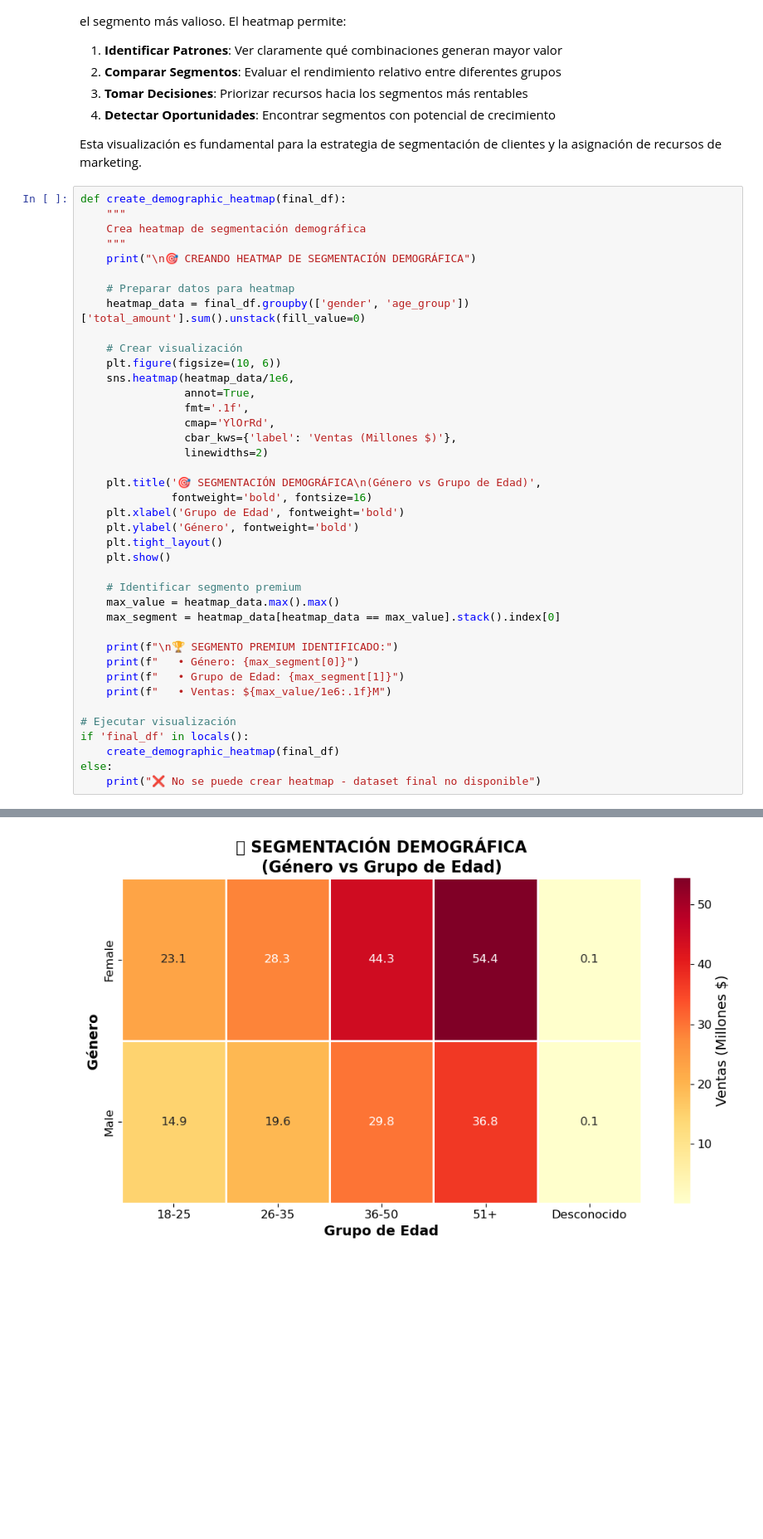
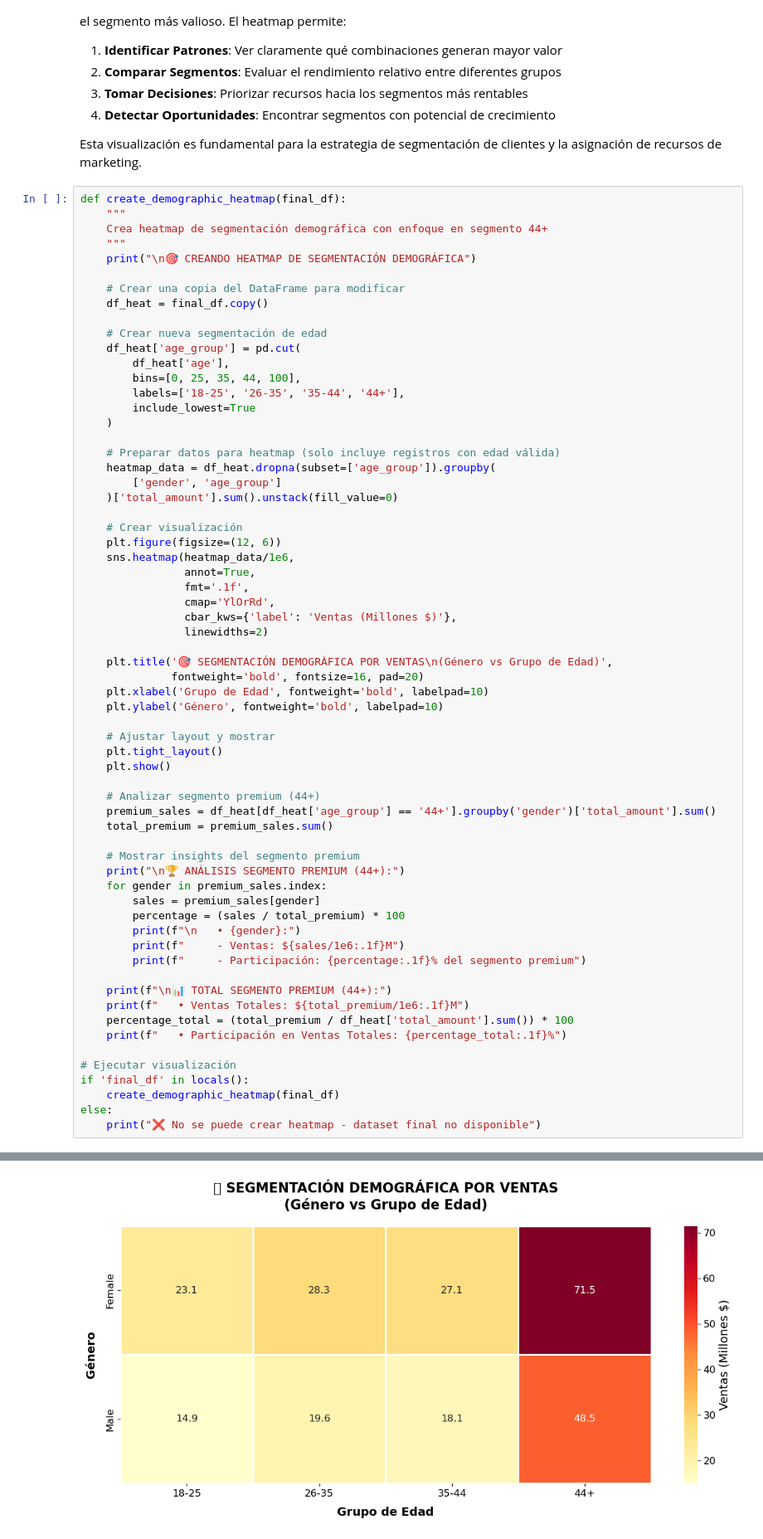
Before and after one commit to MarcosArtificialIntelligence/ABP-TS-Programacion-Y-Base-de-datos, a Jupyter notebook: Analisis-de-negocio-Ventas-Clientes-Insights.ipynb, the cells around one changed output, grey strips where cells are left out. Shown at 83% size. Drawn from its saved outputs; the diff is of its cells as text; blank space fills up the shorter version.

Commit message:
Mejoras en el segmento premium y validaciones
se amplia el segmento premium desde 44+ y se valida el female +44 como el mas fuerte

```diff
--- a/Analisis-de-negocio-Ventas-Clientes-Insights.ipynb
+++ b/Analisis-de-negocio-Ventas-Clientes-Insights.ipynb
@@ -531,43 +562,67 @@ Esta visualización es fundamental para la estrategia de segmentación de client
 # %%
 def create_demographic_heatmap(final_df):
     """
-    Crea heatmap de segmentación demográfica
+    Crea heatmap de segmentación demográfica con enfoque en segmento 44+
     """
     print("\n🎯 CREANDO HEATMAP DE SEGMENTACIÓN DEMOGRÁFICA")
 
-    # Preparar datos para heatmap
-    heatmap_data = final_df.groupby(['gender', 'age_group'])['total_amount'].sum().unstack(fill_value=0)
+    # Crear una copia del DataFrame para modificar
+    df_heat = final_df.copy()
+
+    # Crear nueva segmentación de edad
+    df_heat['age_group'] = pd.cut(
+        df_heat['age'],
+        bins=[0, 25, 35, 44, 100],
+        labels=['18-25', '26-35', '35-44', '44+'],
+        include_lowest=True
+    )
+
+    # Preparar datos para heatmap (solo incluye registros con edad válida)
+    heatmap_data = df_heat.dropna(subset=['age_group']).groupby(
+        ['gender', 'age_group']
+    )['total_amount'].sum().unstack(fill_value=0)
 
     # Crear visualización
-    plt.figure(figsize=(10, 6))
+    plt.figure(figsize=(12, 6))
     sns.heatmap(heatmap_data/1e6,
                 annot=True,
                 fmt='.1f',
                 cmap='YlOrRd',
                 cbar_kws={'label': 'Ventas (Millones $)'},
                 linewidths=2)
 
-    plt.title('🎯 SEGMENTACIÓN DEMOGRÁFICA\n(Género vs Grupo de Edad)',
-              fontweight='bold', fontsize=16)
-    plt.xlabel('Grupo de Edad', fontweight='bold')
-    plt.ylabel('Género', fontweight='bold')
+    plt.title('🎯 SEGMENTACIÓN DEMOGRÁFICA POR VENTAS\n(Género vs Grupo de Edad)',
+              fontweight='bold', fontsize=16, pad=20)
+    plt.xlabel('Grupo de Edad', fontweight='bold', labelpad=10)
+    plt.ylabel('Género', fontweight='bold', labelpad=10)
+
+    # Ajustar layout y mostrar
     plt.tight_layout()
     plt.show()
 
-    # Identificar segmento premium
-    max_value = heatmap_data.max().max()
-    max_segment = heatmap_data[heatmap_data == max_value].stack().index[0]
+    # Analizar segmento premium (44+)
+    premium_sales = df_heat[df_heat['age_group'] == '44+'].groupby('gender')['total_amount'].sum()
+    total_premium = premium_sales.sum()
 
-    print(f"\n🏆 SEGMENTO PREMIUM IDENTIFICADO:")
-    print(f"   • Género: {max_segment[0]}")
-    print(f"   • Grupo de Edad: {max_segment[1]}")
-    print(f"   • Ventas: ${max_value/1e6:.1f}M")
+    # Mostrar insights del segmento premium
+    print("\n🏆 ANÁLISIS SEGMENTO PREMIUM (44+):")
+    for gender in premium_sales.index:
+        sales = premium_sales[gender]
+        percentage = (sales / total_premium) * 100
+        print(f"\n   • {gender}:")
+        print(f"     - Ventas: ${sales/1e6:.1f}M")
+        print(f"     - Participación: {percentage:.1f}% del segmento premium")
+
+    print(f"\n📊 TOTAL SEGMENTO PREMIUM (44+):")
+    print(f"   • Ventas Totales: ${total_premium/1e6:.1f}M")
+    percentage_total = (total_premium / df_heat['total_amount'].sum()) * 100
+    print(f"   • Participación en Ventas Totales: {percentage_total:.1f}%")
 
 # Ejecutar visualización
 if 'final_df' in locals():
     create_demographic_heatmap(final_df)
 else:
     print("❌ No se puede crear heatmap - dataset final no disponible")
 # %% [output]
 🎯 CREANDO HEATMAP DE SEGMENTACIÓN DEMOGRÁFICA
-[figure, old version]
+[figure, new version]
```
Also changed, not shown: parts of 9 cells of this notebook, 1 other file.
